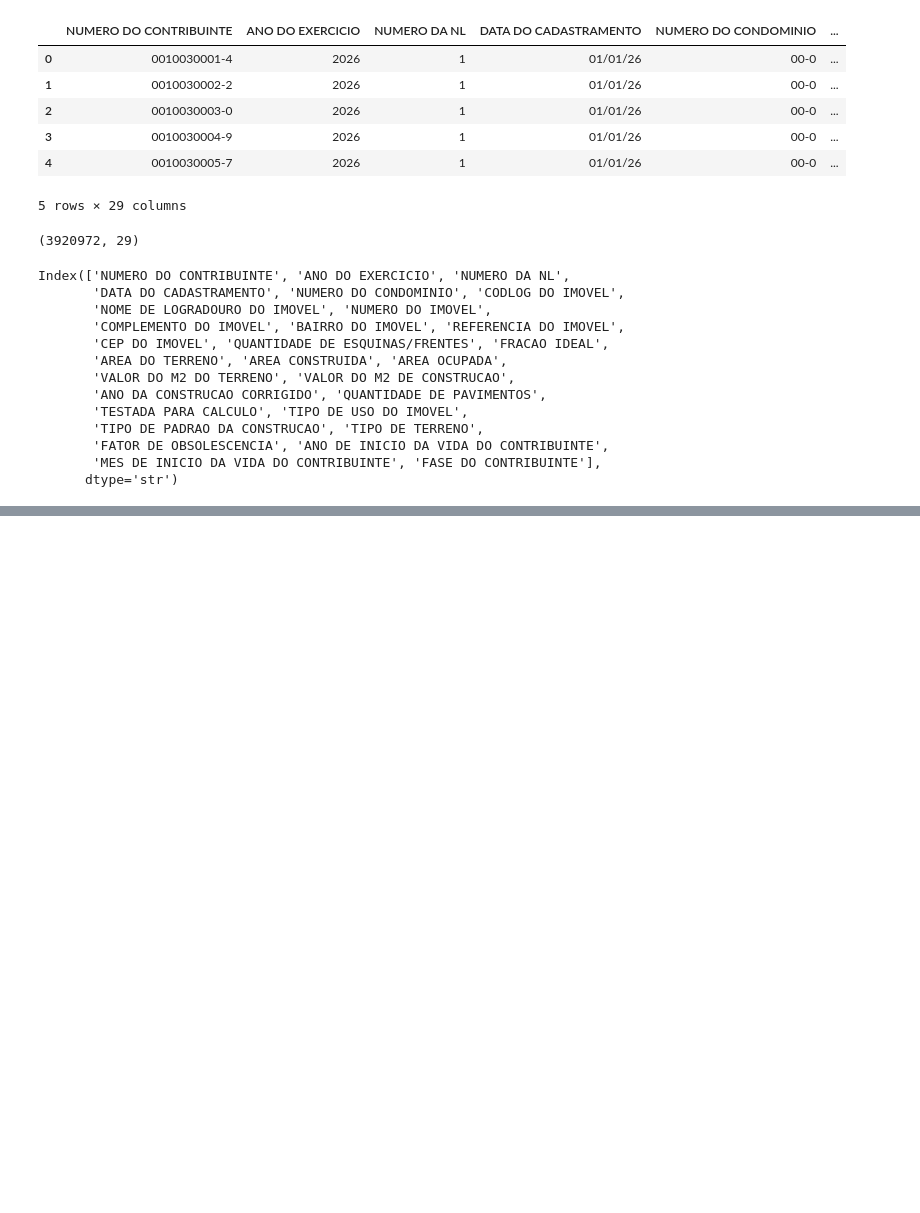
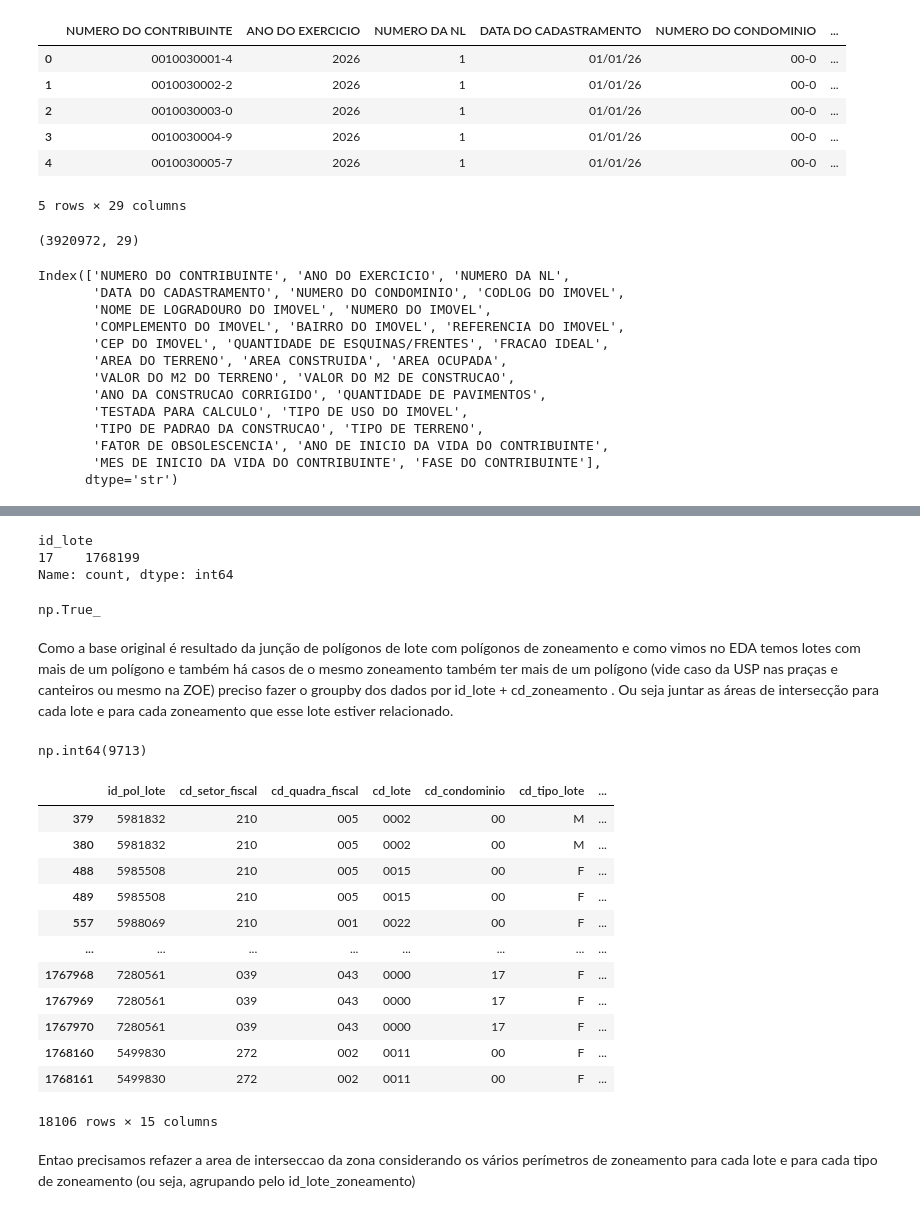
Before and after one commit to h-pgy/zoneamento_lotes_pmsp, a Jupyter notebook: 03_data_munging_final.ipynb, the cells around one changed output, grey strips where cells are left out. Saved outputs shown, nothing was run; the diff lists cells and outputs as text; code cells hidden in the pictures; blank space fills up the shorter version.

```diff
--- a/03_data_munging_final.ipynb
+++ b/03_data_munging_final.ipynb
@@ -149,0 +156,43 @@ df.shape
+# %%
+df['id_lote'] = df['cd_setor_fiscal'].astype(str).str.zfill(3) + '.'\
+    + df['cd_quadra_fiscal'].astype(str).str.zfill(3) + '.' \
+    + df['cd_lote'].astype(str).str.zfill(4) + '-' \
+    + df['cd_tipo_lote'].astype(str) + '.' \
+    + df['cd_condominio'].astype(str).str.zfill(2)
+# %%
+df['id_lote'].str.len().value_counts()
+# %% [output]
+id_lote
+17    1768199
+Name: count, dtype: int64
+# %%
+#ainda tem duplicatas porque tem lotes que tem mais de um tipo de uso
+df['id_lote'].duplicated().any()
+# %% [output]
+np.True_
+# %% [markdown]
+Como a base original é resultado da junção de polígonos de lote com polígonos de zoneamento e como vimos no EDA temos lotes com mais de um polígono e também há casos de o mesmo zoneamento também ter mais de um polígono (vide caso da USP nas praças e canteiros ou mesmo na ZOE) preciso fazer o groupby dos dados por id_lote + cd_zoneamento . Ou seja juntar as áreas de intersecção para cada lote e para cada zoneamento que esse lote estiver relacionado.
+# %%
+df['id_lote_zoneamento'] = df['id_lote'] + '.' + df['cd_zoneamento_perimetro']
+# %%
+df['id_lote_zoneamento'].duplicated().sum()
+# %% [output]
+np.int64(9713)
+# %%
+df[df['id_lote_zoneamento'].duplicated(keep=False)]
+# %% [output]
+|  | id_pol_lote | cd_setor_fiscal | cd_quadra_fiscal | cd_lote | cd_condominio | cd_tipo_lote | ... |
+| 379 | 5981832 | 210 | 005 | 0002 | 00 | M | ... |
+| 380 | 5981832 | 210 | 005 | 0002 | 00 | M | ... |
+| 488 | 5985508 | 210 | 005 | 0015 | 00 | F | ... |
+| 489 | 5985508 | 210 | 005 | 0015 | 00 | F | ... |
+| 557 | 5988069 | 210 | 001 | 0022 | 00 | F | ... |
+| ... | ... | ... | ... | ... | ... | ... | ... |
+| 1767968 | 7280561 | 039 | 043 | 0000 | 17 | F | ... |
+| 1767969 | 7280561 | 039 | 043 | 0000 | 17 | F | ... |
+| 1767970 | 7280561 | 039 | 043 | 0000 | 17 | F | ... |
+| 1768160 | 5499830 | 272 | 002 | 0011 | 00 | F | ... |
+| 1768161 | 5499830 | 272 | 002 | 0011 | 00 | F | ... |
+18106 rows × 15 columns
+# %% [markdown]
+Entao precisamos refazer a area de interseccao da zona considerando os vários perímetros de zoneamento para cada lote e para cada tipo de zoneamento (ou seja, agrupando pelo id_lote_zoneamento)
```
Also changed, not shown: parts of 60 cells of this notebook, 1 other file.
